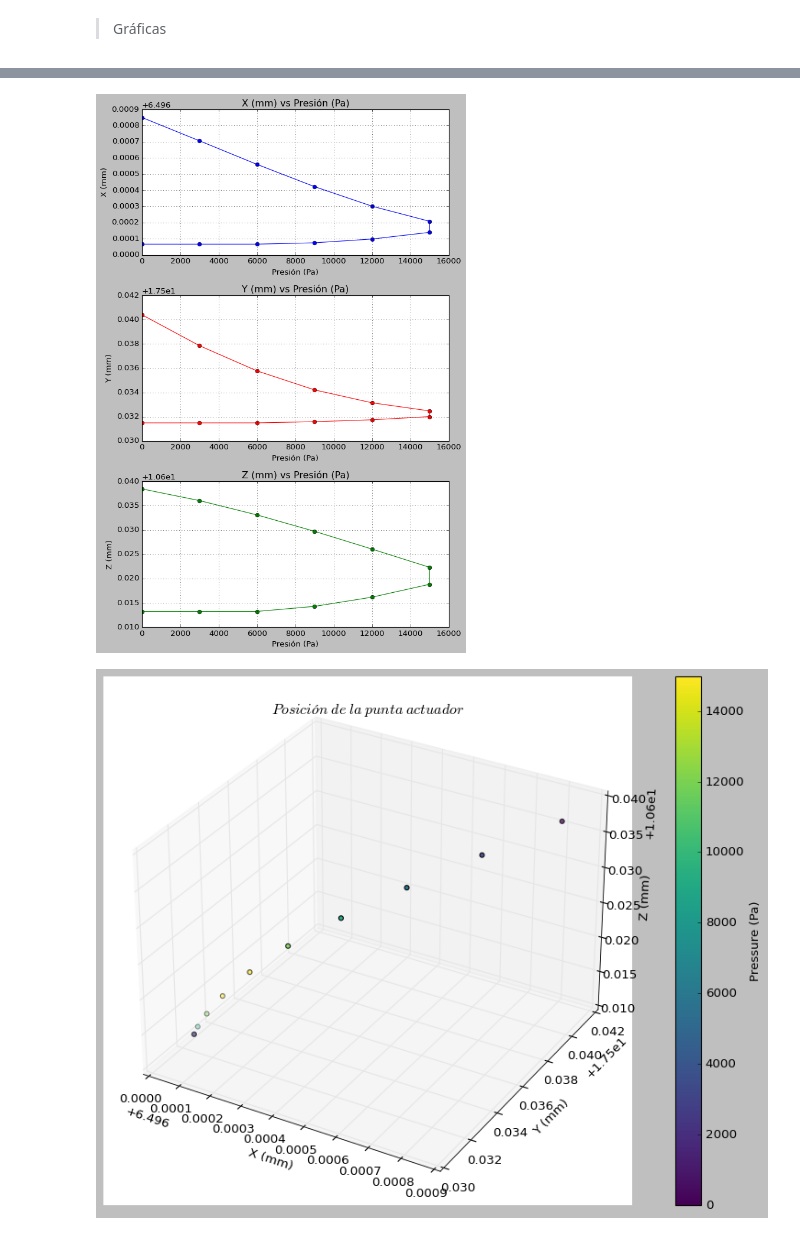
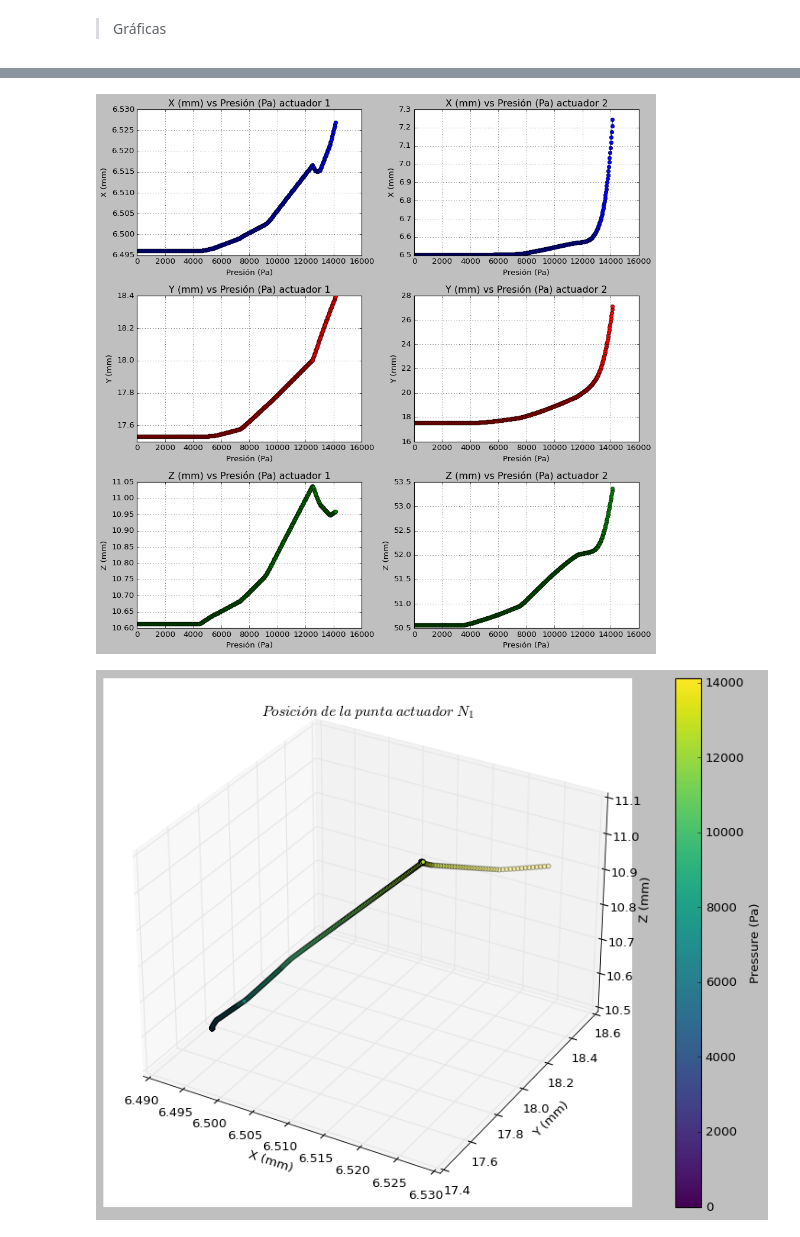
Before and after one commit to NSM20212/Soft-Robotics, a Jupyter notebook: Taller 2/graphs_sofa.ipynb, the cells around one changed output, grey strips where cells are left out. Cells and saved outputs as stored; diff of their text form; code cells hidden in the pictures.

```diff
--- a/Taller 2/graphs_sofa.ipynb
+++ b/Taller 2/graphs_sofa.ipynb
@@ -13,7 +13,8 @@ plt.style.use('classic')
 # %% [markdown]
 > Gráficas
 # %%
-graphs = pd.read_csv('data.csv')
+graphs = pd.read_csv('data_1.csv')
+graphs2 = pd.read_csv('data_2.csv')
 graphs.head(4)
 # %% [output]
 |  | Pressure | x | y | z |
@@ -24,29 +33,51 @@ graphs.head(4)
 # %%
-fig, axs = plt.subplots(3, 1, figsize=(8, 12))
+fig, axs = plt.subplots(3, 2, figsize=(12, 12))
 
-axs[0].plot(graphs['Pressure'], graphs['x'], marker='o', linestyle='-', color='blue')
-axs[0].set_title('X (mm) vs Presión (Pa)')
-axs[0].set_xlabel('Presión (Pa)')
-axs[0].set_ylabel('X (mm)')
-axs[0].grid()
 
-axs[1].plot(graphs['Pressure'], graphs['y'], marker='o', linestyle='-', color='red')
-axs[1].set_title('Y (mm) vs Presión (Pa)')
-axs[1].set_xlabel('Presión (Pa)')
-axs[1].set_ylabel('Y (mm)')
-axs[1].grid()
+# actuador 1
 
-axs[2].plot(graphs['Pressure'], graphs['z'], marker='o', linestyle='-', color='green')
-axs[2].set_title('Z (mm) vs Presión (Pa)')
-axs[2].set_xlabel('Presión (Pa)')
-axs[2].set_ylabel('Z (mm)')
-axs[2].grid()
+axs[0,0].plot(graphs['Pressure'], graphs['x'], marker='o', linestyle='-', color='blue')
+axs[0,0].set_title('X (mm) vs Presión (Pa) actuador 1')
+axs[0,0].set_xlabel('Presión (Pa)')
+axs[0,0].set_ylabel('X (mm)')
+axs[0,0].grid()
+
+axs[1,0].plot(graphs['Pressure'], graphs['y'], marker='o', linestyle='-', color='red')
+axs[1,0].set_title('Y (mm) vs Presión (Pa) actuador 1')
+axs[1,0].set_xlabel('Presión (Pa)')
+axs[1,0].set_ylabel('Y (mm)')
+axs[1,0].grid()
+
+axs[2,0].plot(graphs['Pressure'], graphs['z'], marker='o', linestyle='-', color='green')
+axs[2,0].set_title('Z (mm) vs Presión (Pa) actuador 1')
+axs[2,0].set_xlabel('Presión (Pa)')
+axs[2,0].set_ylabel('Z (mm)')
+axs[2,0].grid()
+
+# actuador2
+axs[0,1].plot(graphs2['Pressure'], graphs2['x'], marker='o', linestyle='-', color='blue')
+axs[0,1].set_title('X (mm) vs Presión (Pa) actuador 2')
+axs[0,1].set_xlabel('Presión (Pa)')
+axs[0,1].set_ylabel('X (mm)')
+axs[0,1].grid()
+
+axs[1,1].plot(graphs2['Pressure'], graphs2['y'], marker='o', linestyle='-', color='red')
+axs[1,1].set_title('Y (mm) vs Presión (Pa) actuador 2')
+axs[1,1].set_xlabel('Presión (Pa)')
+axs[1,1].set_ylabel('Y (mm)')
+axs[1,1].grid()
+
+axs[2,1].plot(graphs2['Pressure'], graphs2['z'], marker='o', linestyle='-', color='green')
+axs[2,1].set_title('Z (mm) vs Presión (Pa) actuador 2')
+axs[2,1].set_xlabel('Presión (Pa)')
+axs[2,1].set_ylabel('Z (mm)')
+axs[2,1].grid()
 
 plt.tight_layout()
 
 plt.show()
 # %% [output]
-[figure, old version]
+[figure, new version]
 # %%
 fig = plt.figure(figsize=(15, 9))
 ax = fig.add_subplot(111, projection='3d')
@@ -54,10 +85,10 @@ sc = ax.scatter(graphs['x'], graphs['y'], graphs['z'], c=graphs['Pressure'], cma
 ax.set_xlabel('X (mm)')
 ax.set_ylabel('Y (mm)')
 ax.set_zlabel('Z (mm)')
-ax.set_title(r'$Posición\; de\;la\;punta\;actuador$')
+ax.set_title(r'$Posición\; de\;la\;punta\;actuador\;N_{1}$')
 
 plt.colorbar(sc, label='Pressure (Pa)')
 
 plt.show()
 # %% [output]
-[figure, old version]
+[figure, new version]
```
Also changed, not shown: parts of 3 cells of this notebook, 11 other files.
